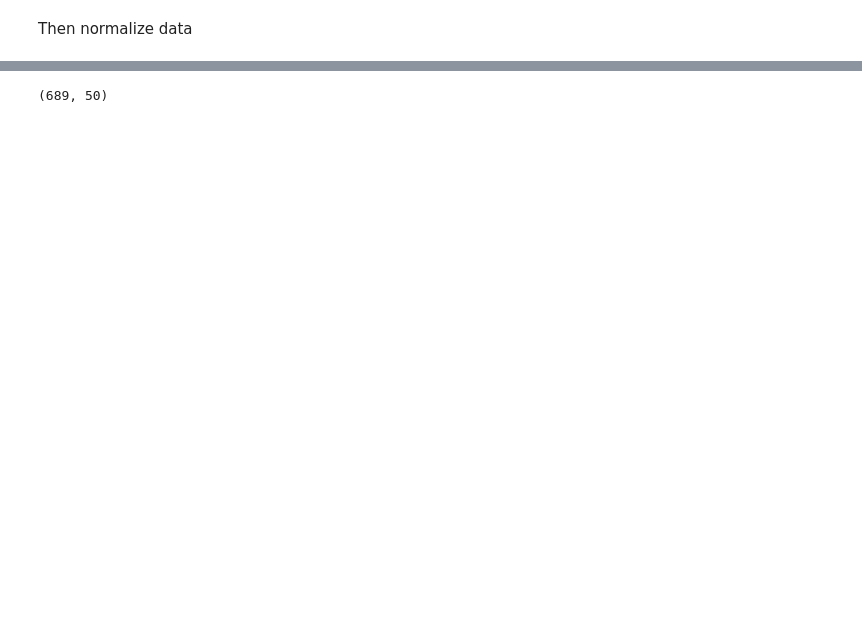
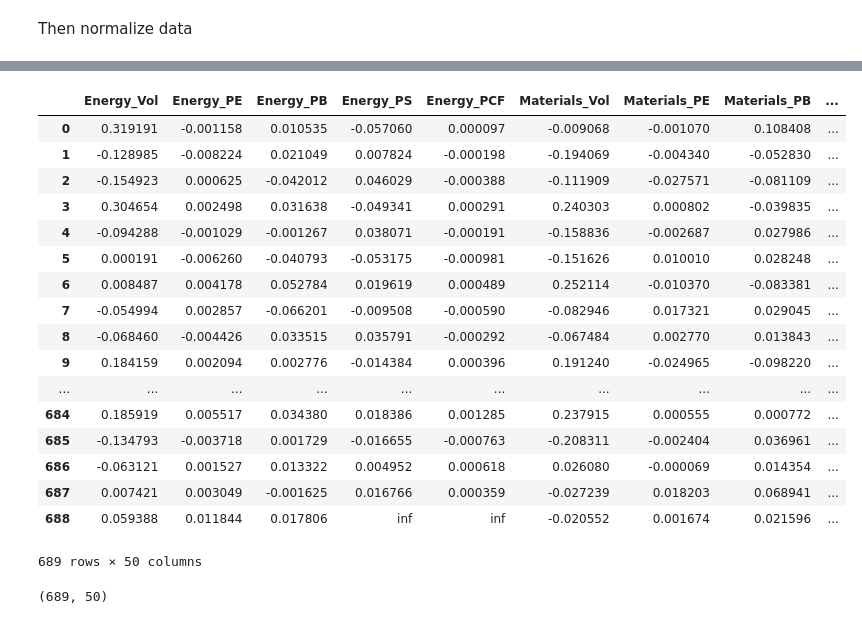
Before and after one commit to liyuefanxxl/GraduatePaper, a Jupyter notebook: org_data.ipynb, the cells around one changed output, grey strips where cells are left out. Saved outputs shown, nothing was run; the diff lists cells and outputs as text; code cells hidden in the pictures; blank space fills up the shorter version.

```diff
--- a/org_data.ipynb
+++ b/org_data.ipynb
@@ -3,7 +3,7 @@ import pandas as pd
 import numpy as np
 import scipy
 # %%
-ind_data=pd.read_csv('C:/Users/liyuefanxxl/Documents/Graduate_Paper/industry_data/ind_data.csv',header=0)
+ind_data=pd.read_csv('industry_data/ind_data.csv',header=0)
 # %%
 def org_data(ind_list, index_list, data_frame):
     new_frame=pd.DataFrame()
@@ -18,5 +18,5 @@ def org_data(ind_list, index_list, data_frame):
 def modify_data(data_frame, industry_list, index_list):
     for item in index_list:
         for ind in industry_list:
-            data_frame['%s_%s'%(ind,item)]=data_frame['%s_%s'%(ind,item)]/data_frame['%s_C_P'%ind]
+            data_frame['%s_%s'%(ind,item)]=(data_frame['%s_%s'%(ind,item)]/data_frame['%s_C_P'%ind])**(-1)
     return data_frame
@@ -29,7 +39,7 @@ new_frame=org_data(industry_list, index_list, ind_data)
 new_frame=modify_data(new_frame, industry_list, ['PE','PB','PS','PCF'])
 
 
-HS300=pd.read_excel('C:/Users/liyuefanxxl/Documents/Graduate_Paper/HS300.xlsx')
+HS300=pd.read_excel('HS300.xlsx')
 
 
 new_frame['HS300']=HS300['Close']
@@ -38,8 +48,11 @@ droplist=[]
 for i in industry_list:
     droplist.append('%s_C_P'%i)
 
+#new_frame_undrop=diff(new_frame, new_frame.keys()).dropna()
+#new_frame_undrop.to_csv('industry_data/undrop_diff_ind.csv',index=False, header=True)
+
 new_frame=new_frame.drop(droplist,axis=1)
 
-new_frame.to_csv('C:/Users/liyuefanxxl/Documents/Graduate_Paper/industry_data/org_ind_data.csv', header=True)
+new_frame.to_csv('industry_data/org_ind_data.csv', header=True)
 # %%
 import neurolab as nl
@@ -97,5 +87,26 @@ norm_diff_data
 # %%
 input_nn=norm_diff_data.drop('HS300',axis=1)
+# %%
+input_nn
+# %% [output]
+|  | Energy_Vol | Energy_PE | Energy_PB | Energy_PS | Energy_PCF | Materials_Vol | Materials_PE | Materials_PB | ... |
+| 0 | 0.319191 | -0.001158 | 0.010535 | -0.057060 | 0.000097 | -0.009068 | -0.001070 | 0.108408 | ... |
+| 1 | -0.128985 | -0.008224 | 0.021049 | 0.007824 | -0.000198 | -0.194069 | -0.004340 | -0.052830 | ... |
+| 2 | -0.154923 | 0.000625 | -0.042012 | 0.046029 | -0.000388 | -0.111909 | -0.027571 | -0.081109 | ... |
+| 3 | 0.304654 | 0.002498 | 0.031638 | -0.049341 | 0.000291 | 0.240303 | 0.000802 | -0.039835 | ... |
+| 4 | -0.094288 | -0.001029 | -0.001267 | 0.038071 | -0.000191 | -0.158836 | -0.002687 | 0.027986 | ... |
+| 5 | 0.000191 | -0.006260 | -0.040793 | -0.053175 | -0.000981 | -0.151626 | 0.010010 | 0.028248 | ... |
+| 6 | 0.008487 | 0.004178 | 0.052784 | 0.019619 | 0.000489 | 0.252114 | -0.010370 | -0.083381 | ... |
+| 7 | -0.054994 | 0.002857 | -0.066201 | -0.009508 | -0.000590 | -0.082946 | 0.017321 | 0.029045 | ... |
+| 8 | -0.068460 | -0.004426 | 0.033515 | 0.035791 | -0.000292 | -0.067484 | 0.002770 | 0.013843 | ... |
+| 9 | 0.184159 | 0.002094 | 0.002776 | -0.014384 | 0.000396 | 0.191240 | -0.024965 | -0.098220 | ... |
+| ... | ... | ... | ... | ... | ... | ... | ... | ... | ... |
+| 684 | 0.185919 | 0.005517 | 0.034380 | 0.018386 | 0.001285 | 0.237915 | 0.000555 | 0.000772 | ... |
+| 685 | -0.134793 | -0.003718 | 0.001729 | -0.016655 | -0.000763 | -0.208311 | -0.002404 | 0.036961 | ... |
+| 686 | -0.063121 | 0.001527 | 0.013322 | 0.004952 | 0.000618 | 0.026080 | -0.000069 | 0.014354 | ... |
+| 687 | 0.007421 | 0.003049 | -0.001625 | 0.016766 | 0.000359 | -0.027239 | 0.018203 | 0.068941 | ... |
+| 688 | 0.059388 | 0.011844 | 0.017806 | inf | inf | -0.020552 | 0.001674 | 0.021596 | ... |
+689 rows × 50 columns
 # %%
 input_nn.shape
 # %% [output]
```
Also changed, not shown: parts of 17 cells of this notebook, 4 other files.
